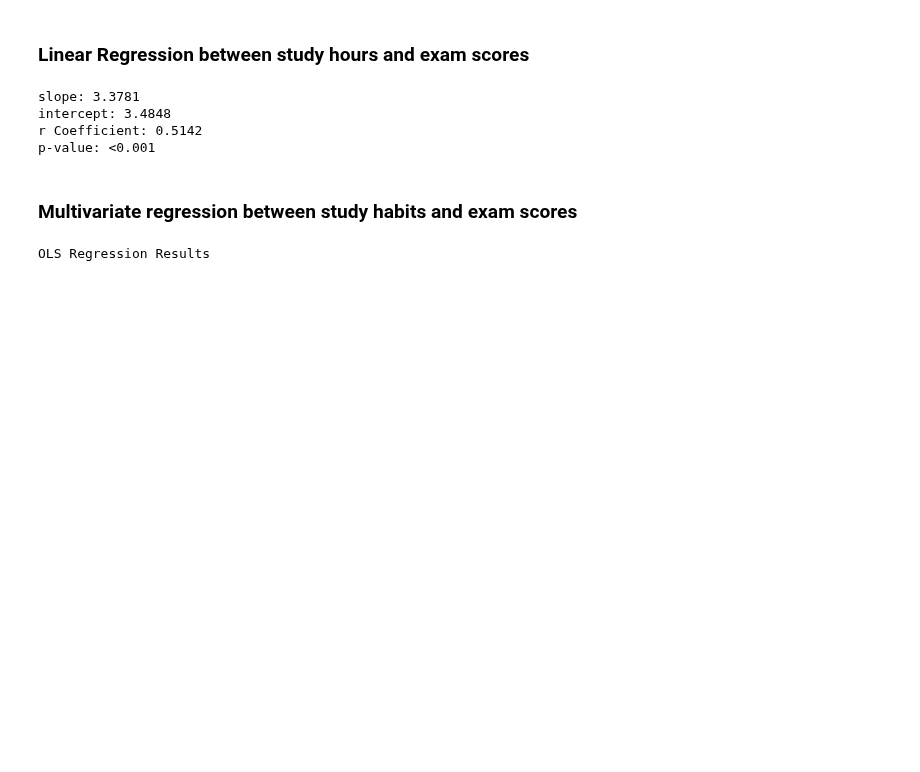
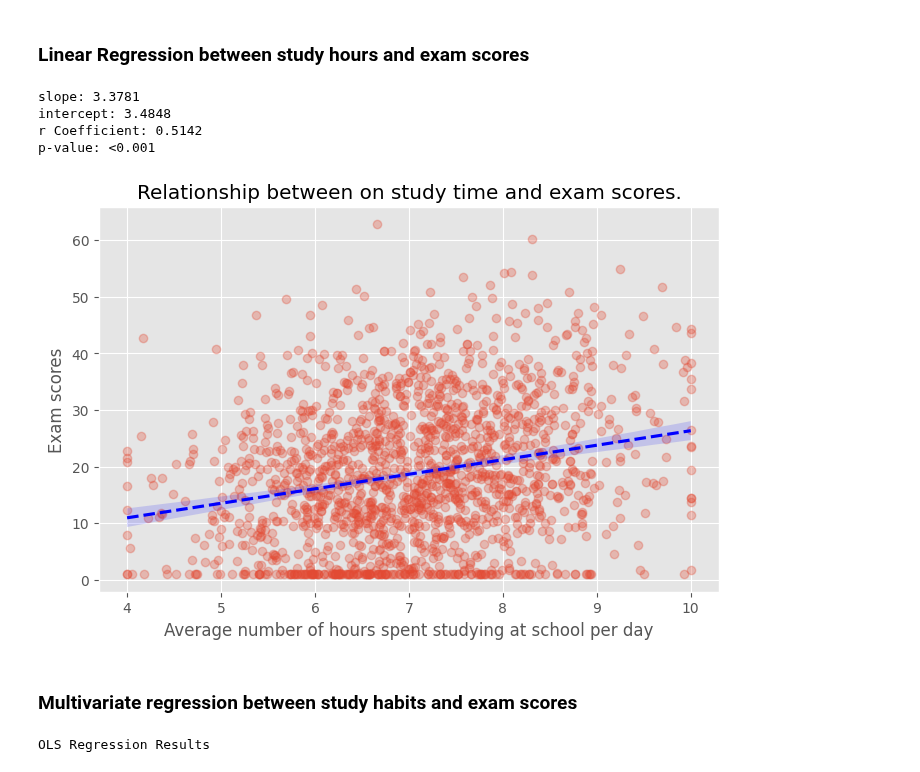
Before and after one commit to boredanalyst/Relating-Activities-Outside-School-with-Exam-Score, a Jupyter notebook: relating-activities-outside-school-with-exam-score.ipynb, the cells around one changed output. Saved outputs shown, nothing was run; the diff lists cells and outputs as text; code cells hidden in the pictures; blank space fills up the shorter version.

```diff
--- a/relating-activities-outside-school-with-exam-score.ipynb
+++ b/relating-activities-outside-school-with-exam-score.ipynb
@@ -372,6 +406,36 @@ slope: 3.3781
 intercept: 3.4848
 r Coefficient: 0.5142
 p-value: <0.001
+# %%
+## creating a regplot between # of hours spent per day and exam scores
+
+viz_df = df[["sleep_hours", "exam_score"]]
+
+## plotting the chart
+
+
+plt.figure(figsize=(8,5))
+sns.regplot(
+    data=viz_df,
+    x="sleep_hours",
+    y="exam_score",
+    line_kws={
+        "color":"blue",
+        "linestyle":"--"
+    },
+    scatter_kws={
+        "alpha":0.3
+    }
+)
+
+## annotating the chart
+
+plt.title("Relationship between on study time and exam scores.")
+plt.xlabel("Average number of hours spent studying at school per day")
+plt.ylabel("Exam scores")
+plt.show()
+# %% [output]
+[figure, added]
 # %% [markdown]
 ### Multivariate regression between study habits and exam scores ###
 # %%
```
Also changed, not shown: parts of 7 cells of this notebook.
